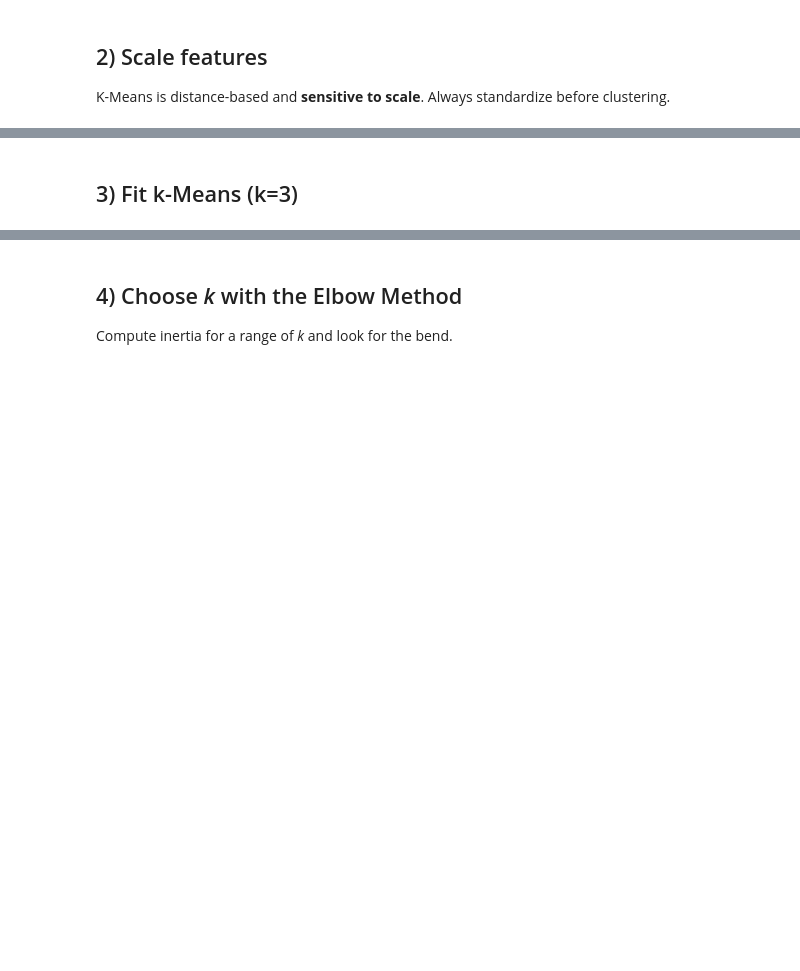
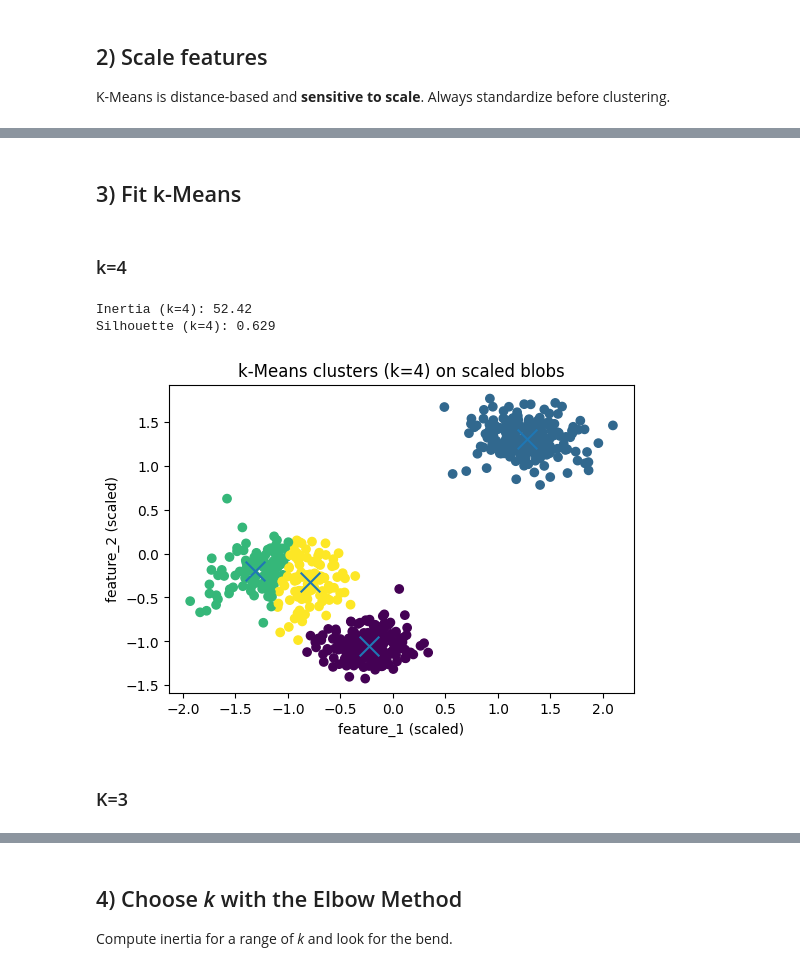
Before and after one commit to DATA101-S26/lectures, a Jupyter notebook: Module10/session2_Clustering.ipynb, the cells around one changed output, grey strips where cells are left out. Drawn from its saved outputs; the diff is of its cells as text; code cells hidden in the pictures; blank space fills up the shorter version.

```diff
--- a/Module10/session2_Clustering.ipynb
+++ b/Module10/session2_Clustering.ipynb
@@ -51,4 +63,27 @@ Xb[:5]
 # %% [markdown]
-
-## 3) Fit k-Means (k=3)
+## 3) Fit k-Means
+# %% [markdown]
+### k=4
+# %%
+kmeans4 = KMeans(n_clusters=4, n_init=10, random_state=rng)
+labels4 = kmeans4.fit_predict(Xb)
+inertia4 = kmeans4.inertia_
+sil4 = silhouette_score(Xb, labels4)
+
+print("Inertia (k=4):", round(inertia4, 2))
+print("Silhouette (k=4):", round(sil4, 3))
+# %% [output]
+Inertia (k=4): 52.42
+Silhouette (k=4): 0.629
+# %%
+plt.scatter(Xb[:, 0], Xb[:, 1], c=labels4)
+plt.scatter(kmeans4.cluster_centers_[:,0], kmeans4.cluster_centers_[:,1], marker='x', s=200)
+plt.title("k-Means clusters (k=4) on scaled blobs")
+plt.xlabel("feature_1 (scaled)")
+plt.ylabel("feature_2 (scaled)")
+plt.show()
+# %% [output]
+[figure, added]
+# %% [markdown]
+### K=3
 # %%
```
Also changed, not shown: parts of 9 cells of this notebook, 1 other file.
